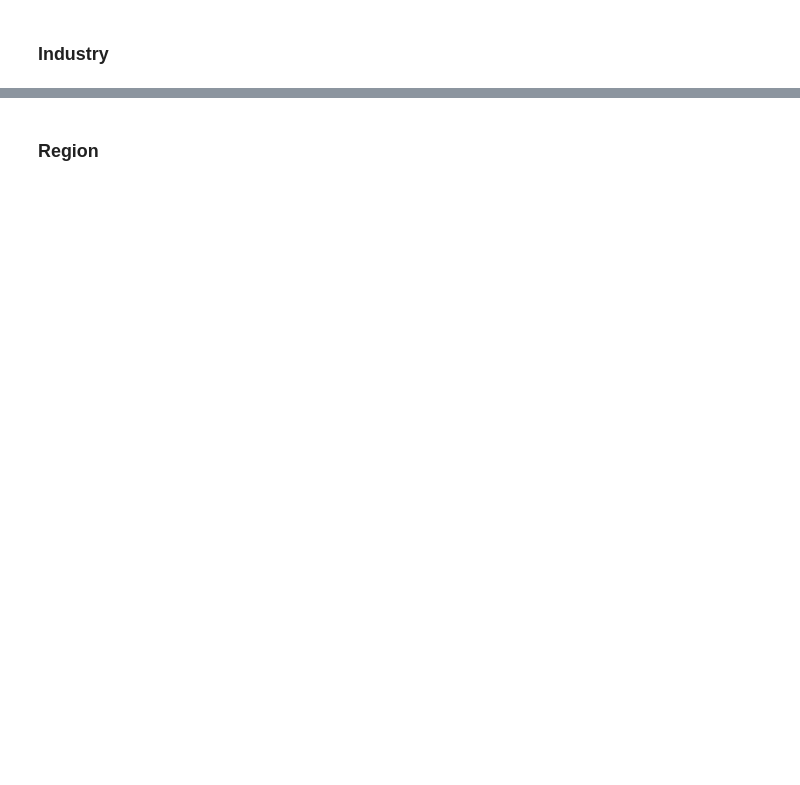
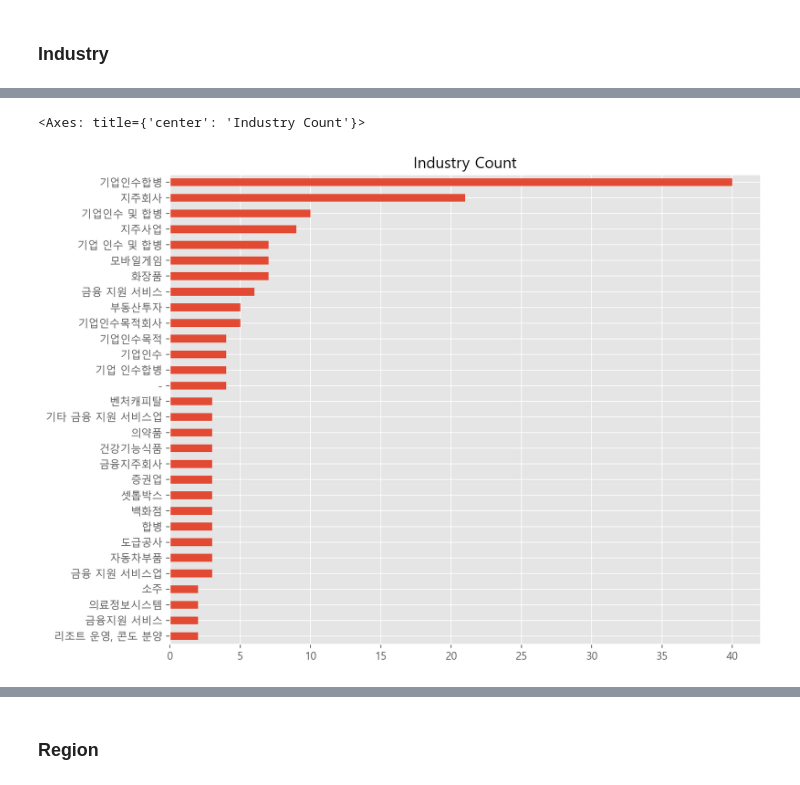
Before and after one commit to jamjamzo/finance-data-analysis, a Jupyter notebook: 2.2. KRX 전체 종목분석-input.ipynb, the cells around one changed output, grey strips where cells are left out. Cells and saved outputs as stored; diff of their text form; code cells hidden in the pictures; blank space fills up the shorter version.

```diff
--- a/2.2. KRX 전체 종목분석-input.ipynb
+++ b/2.2. KRX 전체 종목분석-input.ipynb
@@ -581,3 +595,5 @@ print(plt.colormaps())
 # %%
 # Industry 의 빈도수를 구합니다.
 # industry_top30
+industry_top30 = df['Industry'].value_counts().head(30)
+industry_top30.index
@@ -584,4 +607,8 @@ print(plt.colormaps())
 # %%
 # Industry 빈도수를 pandas 의 plot 기능을 사용해 시각화 합니다.
+industry_top30.sort_values().plot.barh(figsize = (10,8), title="Industry Count")
+# %% [output]
+<Axes: title={'center': 'Industry Count'}>
+[figure, added]
 # %%
 # df[df["Industry"].isin(industry_top30.index)]
```
Also changed, not shown: parts of 44 cells of this notebook, 1 other file.
